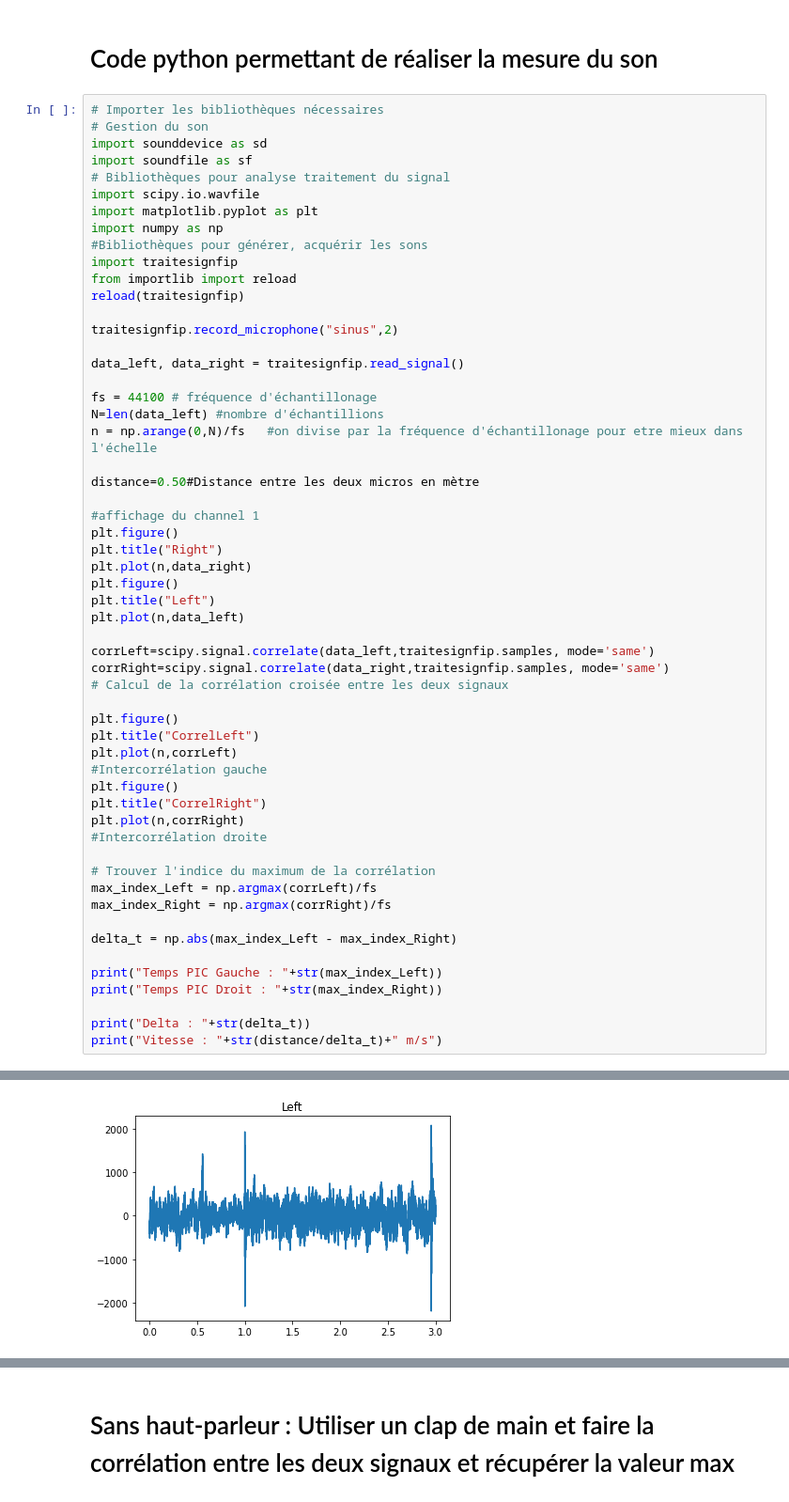
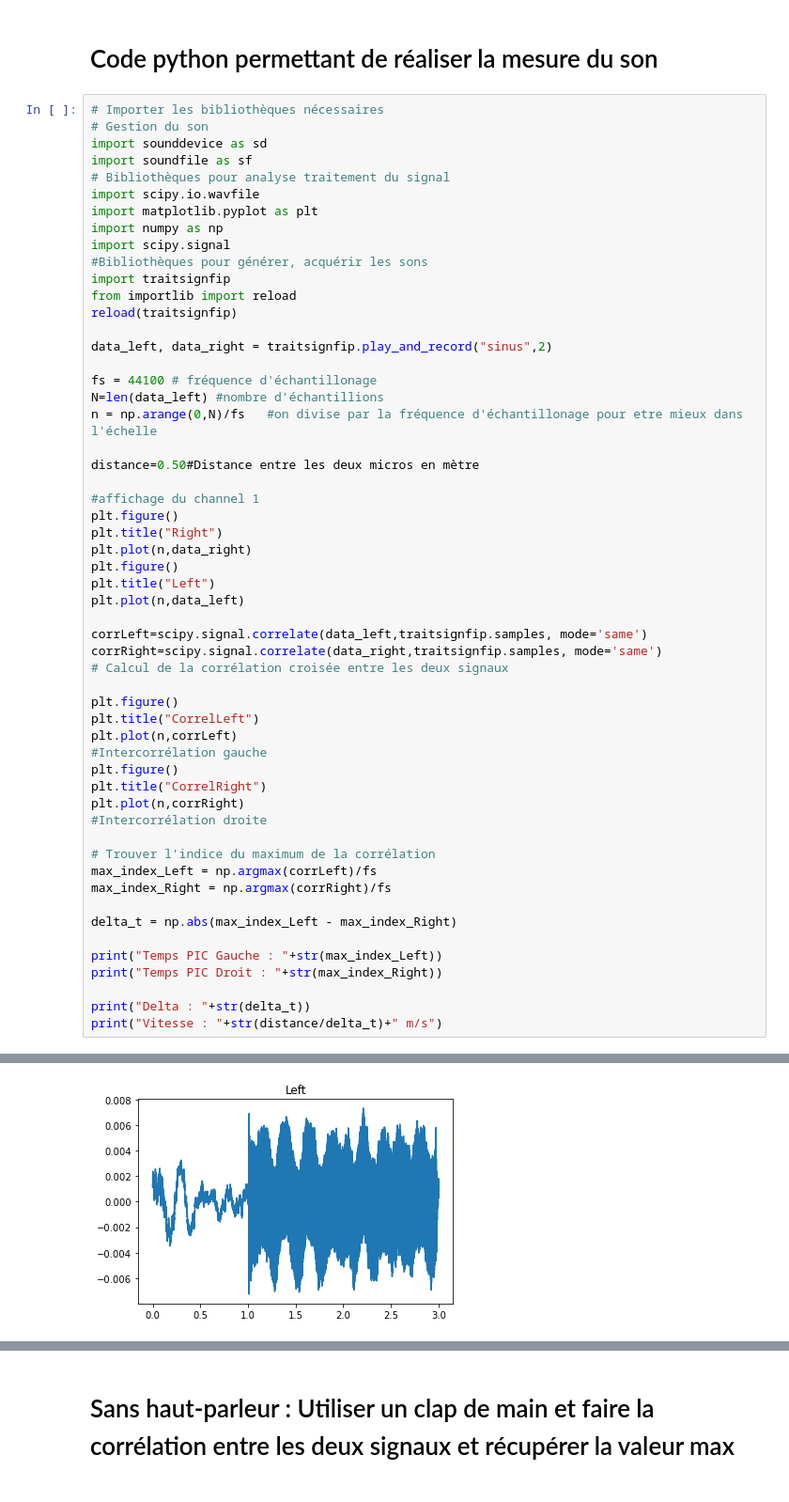
Before and after one commit to zuce68/ProjetFIP2A, a Jupyter notebook: MesureDuSon.ipynb, the cells around one changed output, grey strips where cells are left out. Shown: that part at 94% size. Saved outputs shown, nothing was run; the diff lists cells and outputs as text.

```diff
--- a/MesureDuSon.ipynb
+++ b/MesureDuSon.ipynb
@@ -51,14 +49,13 @@ import soundfile as sf
 import scipy.io.wavfile
 import matplotlib.pyplot as plt
 import numpy as np
+import scipy.signal
 #Bibliothèques pour générer, acquérir les sons
-import traitesignfip
+import traitsignfip
 from importlib import reload
-reload(traitesignfip)
+reload(traitsignfip)
 
-traitesignfip.record_microphone("sinus",2)
-
-data_left, data_right = traitesignfip.read_signal()
+data_left, data_right = traitsignfip.play_and_record("sinus",2)
 
 fs = 44100 # fréquence d'échantillonage
 N=len(data_left) #nombre d'échantillions
@@ -74,8 +71,8 @@ plt.figure()
 plt.title("Left")
 plt.plot(n,data_left)
 
-corrLeft=scipy.signal.correlate(data_left,traitesignfip.samples, mode='same')
-corrRight=scipy.signal.correlate(data_right,traitesignfip.samples, mode='same')
+corrLeft=scipy.signal.correlate(data_left,traitsignfip.samples, mode='same')
+corrRight=scipy.signal.correlate(data_right,traitsignfip.samples, mode='same')
 # Calcul de la corrélation croisée entre les deux signaux
 
 plt.figure()
@@ -108 +104 @@ Vitesse : 14.364820846905523 m/s
-[figure, old version]
+[figure, new version]
```
Also changed, not shown: parts of 4 cells of this notebook, 4 other files.
